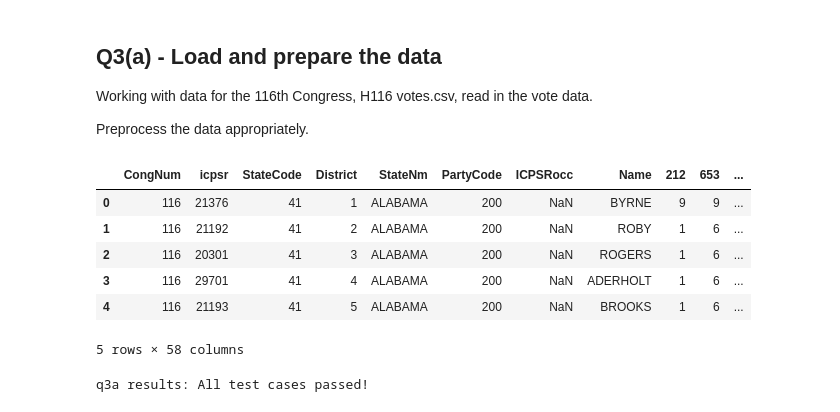
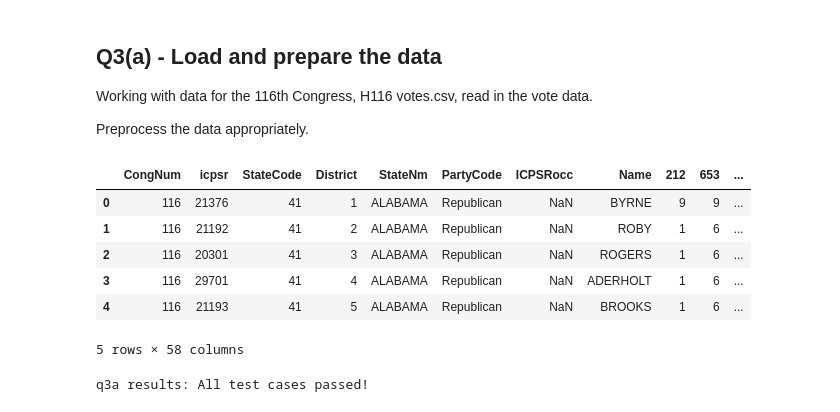
Before and after one commit to zecerman/CS4821, a Jupyter notebook: a3-4821/a3-4821.ipynb, the cells around one changed output. Cells and saved outputs as stored; diff of their text form; code cells hidden in the pictures.

```diff
--- a/a3-4821/a3-4821.ipynb
+++ b/a3-4821/a3-4821.ipynb
@@ -668,22 +668,26 @@ Preprocess the data appropriately.
 # %%
 # Read in votes data into DataFrame
 
 votes = pd.read_csv('congress/H116_votes.csv')
+
+votes['PartyCode'] = votes['PartyCode'].replace(to_replace=200, value='Republican')
+votes['PartyCode'] = votes['PartyCode'].replace(to_replace=100, value='Democrat')
+votes['PartyCode'] = votes['PartyCode'].replace(to_replace=328, value='Independent')
 
 # prepare the data for PCA
 # Scaled votes data only
 scaler = StandardScaler()
 labels = votes.columns[8:]
 votes_sc = scaler.fit_transform(votes[labels])
 
 votes.head()
 # %% [output]
 |  | CongNum | icpsr | StateCode | District | StateNm | PartyCode | ICPSRocc | Name | 212 | 653 | ... |
-| 0 | 116 | 21376 | 41 | 1 | ALABAMA | 200 | NaN | BYRNE | 9 | 9 | ... |
-| 1 | 116 | 21192 | 41 | 2 | ALABAMA | 200 | NaN | ROBY | 1 | 6 | ... |
-| 2 | 116 | 20301 | 41 | 3 | ALABAMA | 200 | NaN | ROGERS | 1 | 6 | ... |
-| 3 | 116 | 29701 | 41 | 4 | ALABAMA | 200 | NaN | ADERHOLT | 1 | 6 | ... |
-| 4 | 116 | 21193 | 41 | 5 | ALABAMA | 200 | NaN | BROOKS | 1 | 6 | ... |
+| 0 | 116 | 21376 | 41 | 1 | ALABAMA | Republican | NaN | BYRNE | 9 | 9 | ... |
+| 1 | 116 | 21192 | 41 | 2 | ALABAMA | Republican | NaN | ROBY | 1 | 6 | ... |
+| 2 | 116 | 20301 | 41 | 3 | ALABAMA | Republican | NaN | ROGERS | 1 | 6 | ... |
+| 3 | 116 | 29701 | 41 | 4 | ALABAMA | Republican | NaN | ADERHOLT | 1 | 6 | ... |
+| 4 | 116 | 21193 | 41 | 5 | ALABAMA | Republican | NaN | BROOKS | 1 | 6 | ... |
 5 rows × 58 columns
 # %%
 grader.check("q3a")
```
Also changed, not shown: parts of 3 cells of this notebook, 1 other file.
